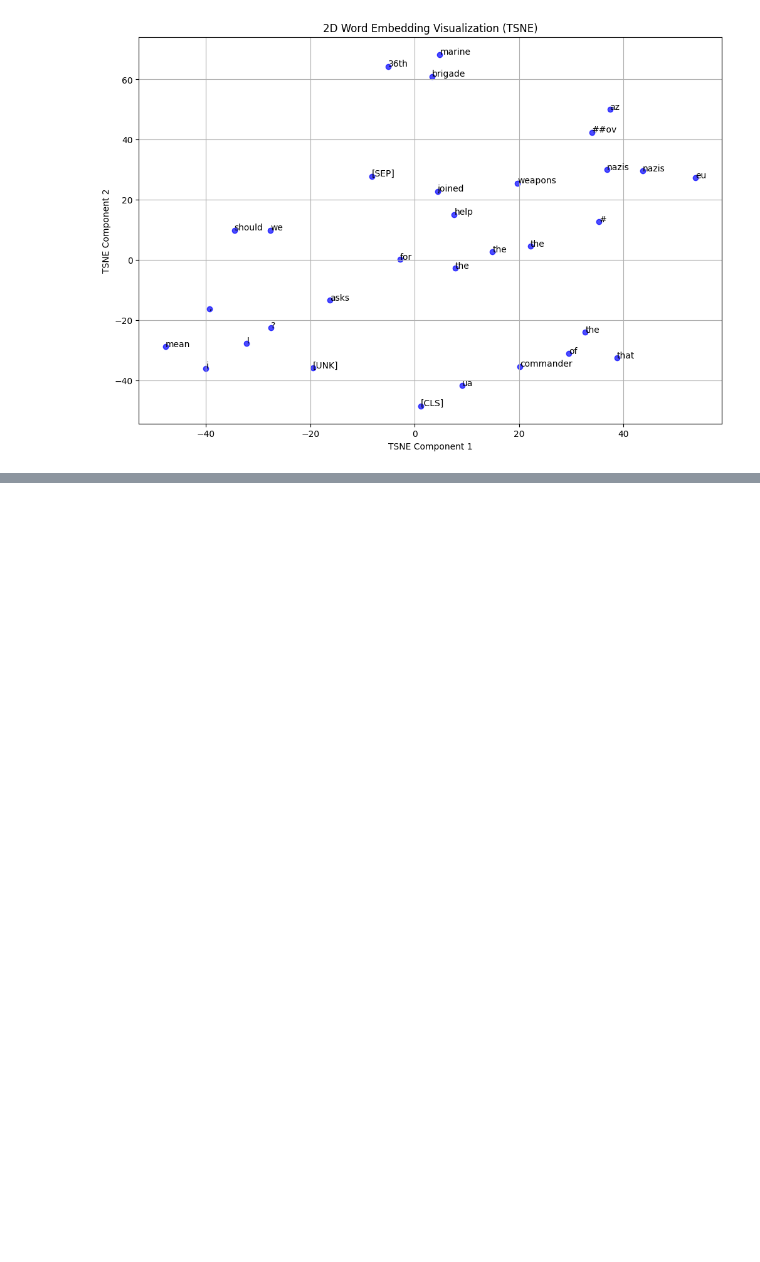
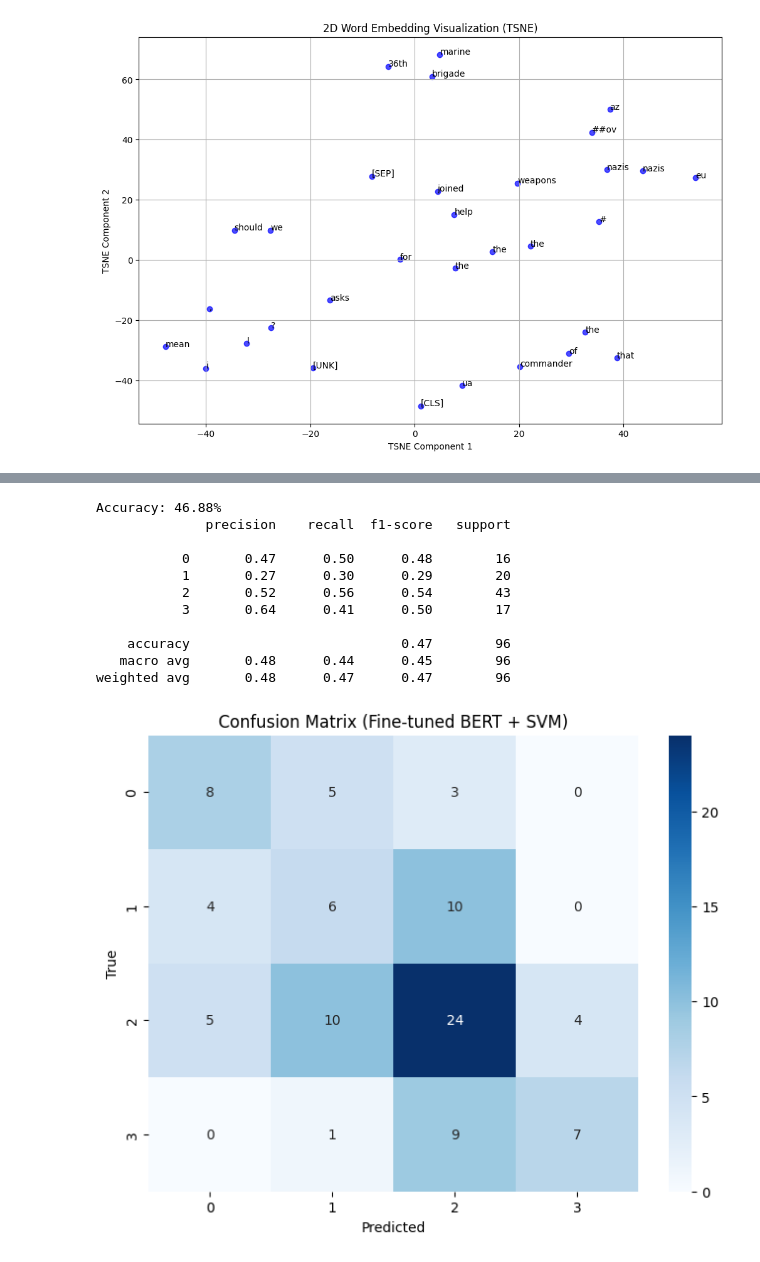
Before and after one commit to Susena-V/NLP_Misinformation, a Jupyter notebook: Final_BERT.ipynb, the cells around one changed output, grey strips where cells are left out. Drawn from its saved outputs; the diff is of its cells as text; code cells hidden in the pictures; blank space fills up the shorter version.

```diff
--- a/Final_BERT.ipynb
+++ b/Final_BERT.ipynb
@@ -1539,0 +989,52 @@ def plot_attention_scores(sentence, tokenizer, model, device='cpu', layer=0, hea
+# %%
+# ---- 3. Generate Fine-Tuned BERT Embeddings ----
+def generate_finetuned_embeddings(texts, tokenizer, model, batch_size=32):
+    model.eval()
+    embeddings = []
+    with torch.no_grad():
+        for i in range(0, len(texts), batch_size):
+            batch_texts = texts[i:i + batch_size]
+            inputs = tokenizer(
+                batch_texts,
+                return_tensors='pt',
+                truncation=True,
+                padding=True,
+                max_length=512
+            ).to(device)
+            outputs = model.bert(**inputs)
+            pooled_output = outputs.pooler_output.cpu().numpy()
+            embeddings.append(pooled_output)
+    return np.vstack(embeddings)
+
+X_train_finetuned = generate_finetuned_embeddings(X_train, pretrained_tokenizer, finetune_model)
+X_test_finetuned = generate_finetuned_embeddings(X_test, pretrained_tokenizer, finetune_model)
+# %%
+# ---- 4. Train and Evaluate SVM Classifier ----
+clf = SVC(kernel='linear')
+clf.fit(X_train_finetuned, y_train)
+y_pred_finetuned = clf.predict(X_test_finetuned)
+
+# Evaluation
+print(f"Accuracy: {accuracy_score(y_test, y_pred_finetuned) * 100:.2f}%")
+print(classification_report(y_test, y_pred_finetuned))
+
+# ---- 5. Confusion Matrix ----
+plt.figure(figsize=(8, 6))
+sns.heatmap(confusion_matrix(y_test, y_pred_finetuned), annot=True, cmap="Blues", fmt="d")
+plt.title("Confusion Matrix (Fine-tuned BERT + SVM)")
+plt.xlabel("Predicted")
+plt.ylabel("True")
+plt.show()
+# %% [output]
+Accuracy: 46.88%
+              precision    recall  f1-score   support
+
+           0       0.47      0.50      0.48        16
+           1       0.27      0.30      0.29        20
+           2       0.52      0.56      0.54        43
+           3       0.64      0.41      0.50        17
+
+    accuracy                           0.47        96
+   macro avg       0.48      0.44      0.45        96
+weighted avg       0.48      0.47      0.47        96
+[figure, added]
```
Also changed, not shown: parts of 46 cells of this notebook.
